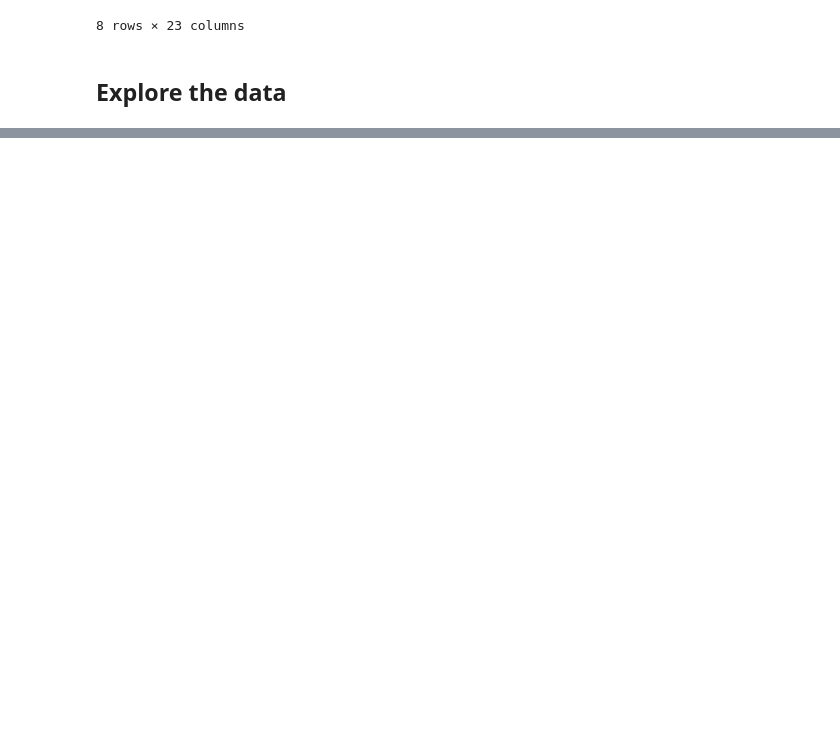
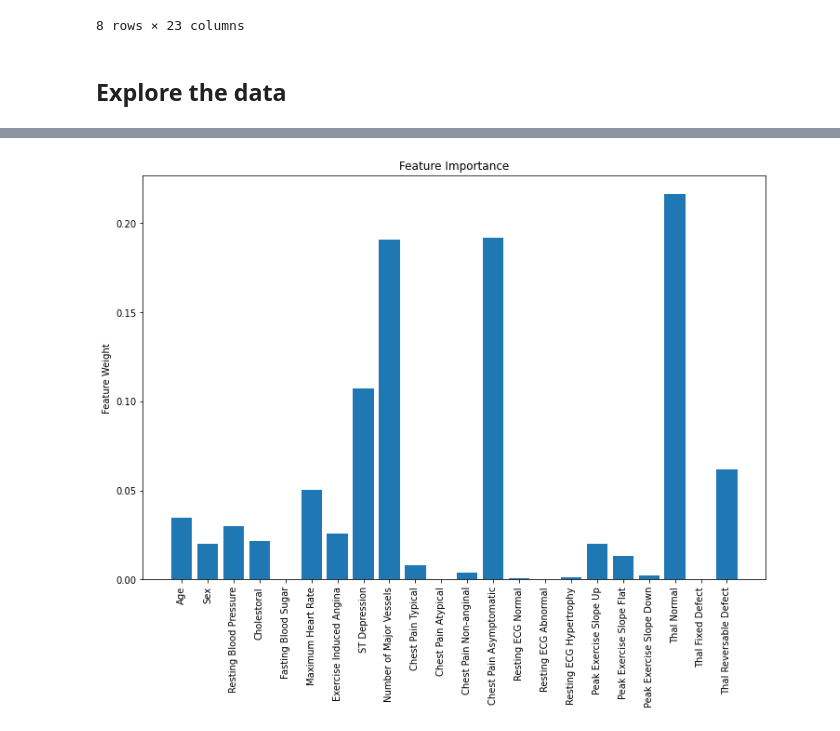
Before and after one commit to BKlasmer/heart_disease, a Jupyter notebook: notebooks/Heart Disease Report.ipynb, the cells around one changed output, grey strips where cells are left out. Saved outputs shown, nothing was run; the diff lists cells and outputs as text; code cells hidden in the pictures; blank space fills up the shorter version.

```diff
--- a/notebooks/Heart Disease Report.ipynb
+++ b/notebooks/Heart Disease Report.ipynb
@@ -37,0 +92,4 @@ sns.pairplot(data=dataset, hue="Heart Disease", vars=["Age", "Sex", "Resting Blo
+# %%
+rf.plot_feature_importance(model, feature_list)
+# %% [output]
+[figure, added]
```
Also changed, not shown: parts of 12 cells of this notebook.
